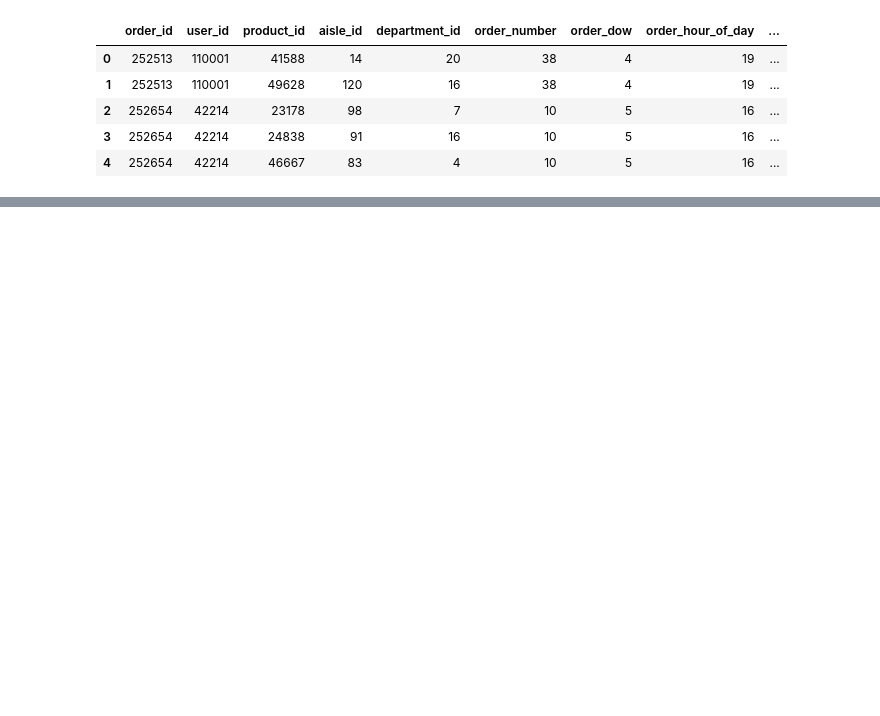
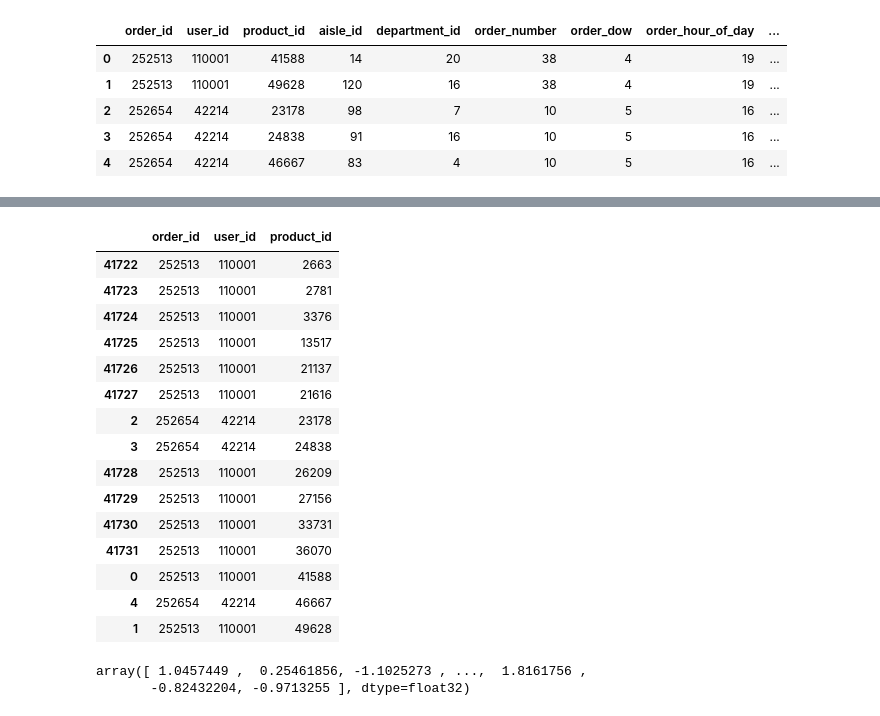
Before and after one commit to masterofray/cooprec_ml-analytics, a Jupyter notebook: notebooks/RC05_DataPrediction_Learning2Rank.ipynb, the cells around one changed output, grey strips where cells are left out. Cells and saved outputs as stored; diff of their text form; code cells hidden in the pictures; blank space fills up the shorter version.

```diff
--- a/notebooks/RC05_DataPrediction_Learning2Rank.ipynb
+++ b/notebooks/RC05_DataPrediction_Learning2Rank.ipynb
@@ -166,0 +727,21 @@ display(test_df.head())
+# %%
+jt = test_df[test_df['user_id'].isin([110001, 42214])]
+jt = jt[["order_id", "user_id", "product_id"]].sort_values(by="product_id")
+display(jt)
+# %% [output]
+|  | order_id | user_id | product_id |
+| 41722 | 252513 | 110001 | 2663 |
+| 41723 | 252513 | 110001 | 2781 |
+| 41724 | 252513 | 110001 | 3376 |
+| 41725 | 252513 | 110001 | 13517 |
+| 41726 | 252513 | 110001 | 21137 |
+| 41727 | 252513 | 110001 | 21616 |
+| 2 | 252654 | 42214 | 23178 |
+| 3 | 252654 | 42214 | 24838 |
+| 41728 | 252513 | 110001 | 26209 |
+| 41729 | 252513 | 110001 | 27156 |
+| 41730 | 252513 | 110001 | 33731 |
+| 41731 | 252513 | 110001 | 36070 |
+| 0 | 252513 | 110001 | 41588 |
+| 4 | 252654 | 42214 | 46667 |
+| 1 | 252513 | 110001 | 49628 |
@@ -167,3 +751,8 @@ display(test_df.head())
+# %%
+preds
+# %% [output]
+array([ 1.0457449 ,  0.25461856, -1.1025273 , ...,  1.8161756 ,
+       -0.82432204, -0.9713255 ], dtype=float32)
 # %%
 import pandas as pd
 
```
Also changed, not shown: parts of 41 cells of this notebook, 17 other files.
